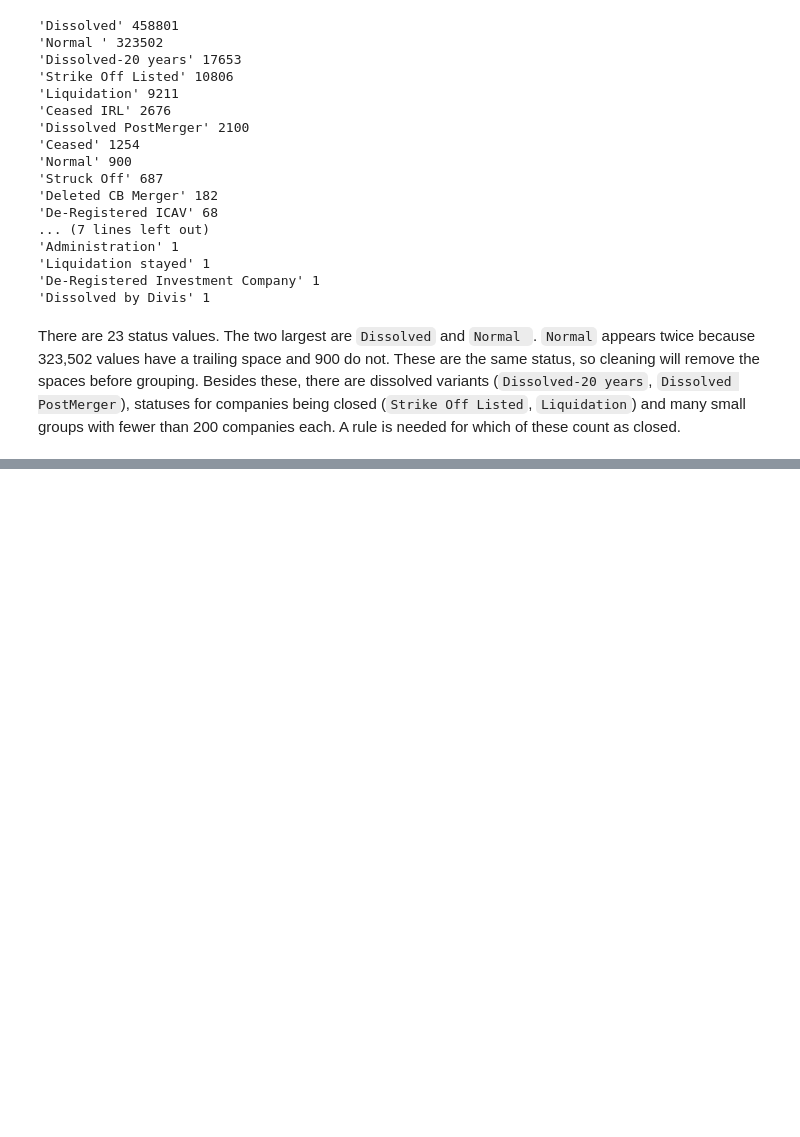
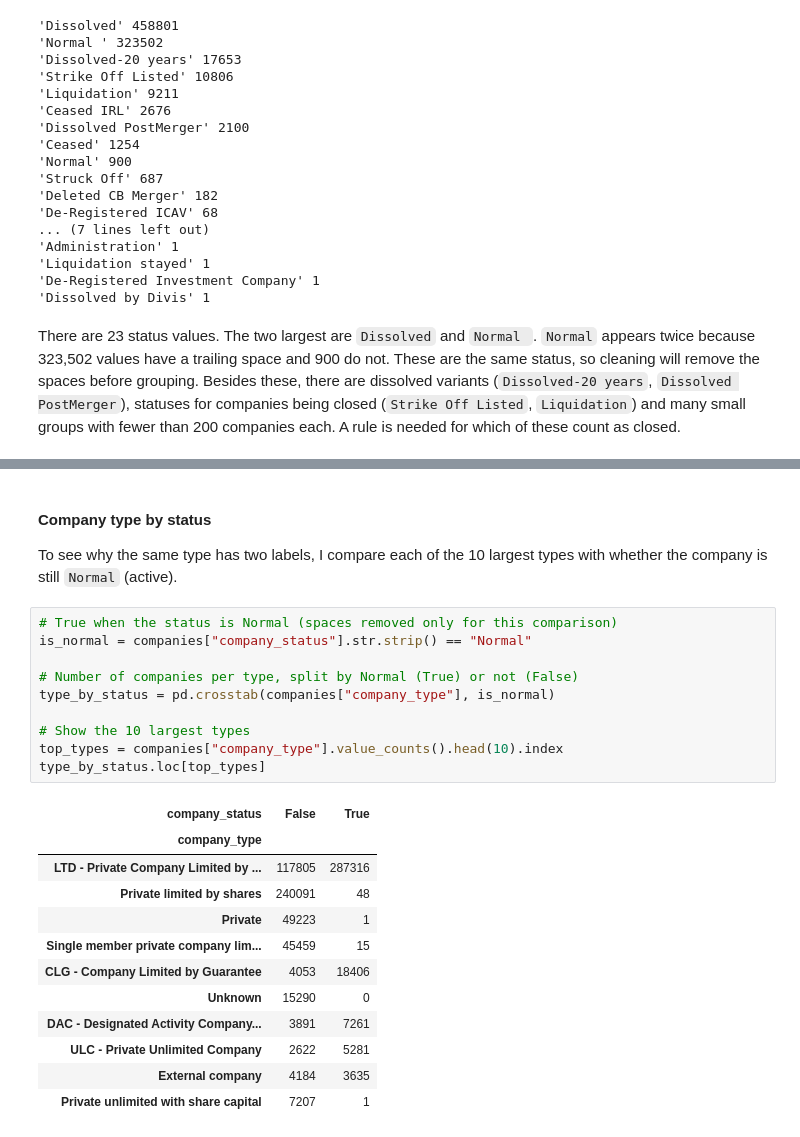
Before and after one commit to temulenbd/irish-company-survival-analysis, a Jupyter notebook: notebooks/1_data_preparation.ipynb, the cells around one changed output, grey strips where cells are left out. Cells and saved outputs as stored; diff of their text form; blank space fills up the shorter version.

Commit message:
Noteboook 1: company type categories

```diff
--- a/notebooks/1_data_preparation.ipynb
+++ b/notebooks/1_data_preparation.ipynb
@@ -179,0 +210,26 @@ There are 23 status values. The two largest are `Dissolved` and `Normal `. `Norm
+# %% [markdown]
+#### Company type by status
+To see why the same type has two labels, I compare each of the 10 largest types with whether the company is still `Normal` (active).
+# %%
+# True when the status is Normal (spaces removed only for this comparison)
+is_normal = companies["company_status"].str.strip() == "Normal"
+
+# Number of companies per type, split by Normal (True) or not (False)
+type_by_status = pd.crosstab(companies["company_type"], is_normal)
+
+# Show the 10 largest types
+top_types = companies["company_type"].value_counts().head(10).index
+type_by_status.loc[top_types]
+# %% [output]
+| company_status | False | True |
+| company_type |  |  |
+| LTD - Private Company Limited by ... | 117805 | 287316 |
+| Private limited by shares | 240091 | 48 |
+| Private | 49223 | 1 |
+| Single member private company lim... | 45459 | 15 |
+| CLG - Company Limited by Guarantee | 4053 | 18406 |
+| Unknown | 15290 | 0 |
+| DAC - Designated Activity Company... | 3891 | 7261 |
+| ULC - Private Unlimited Company | 2622 | 5281 |
+| External company | 4184 | 3635 |
+| Private unlimited with share capital | 7207 | 1 |
```
Also changed, not shown: parts of 4 cells of this notebook.
